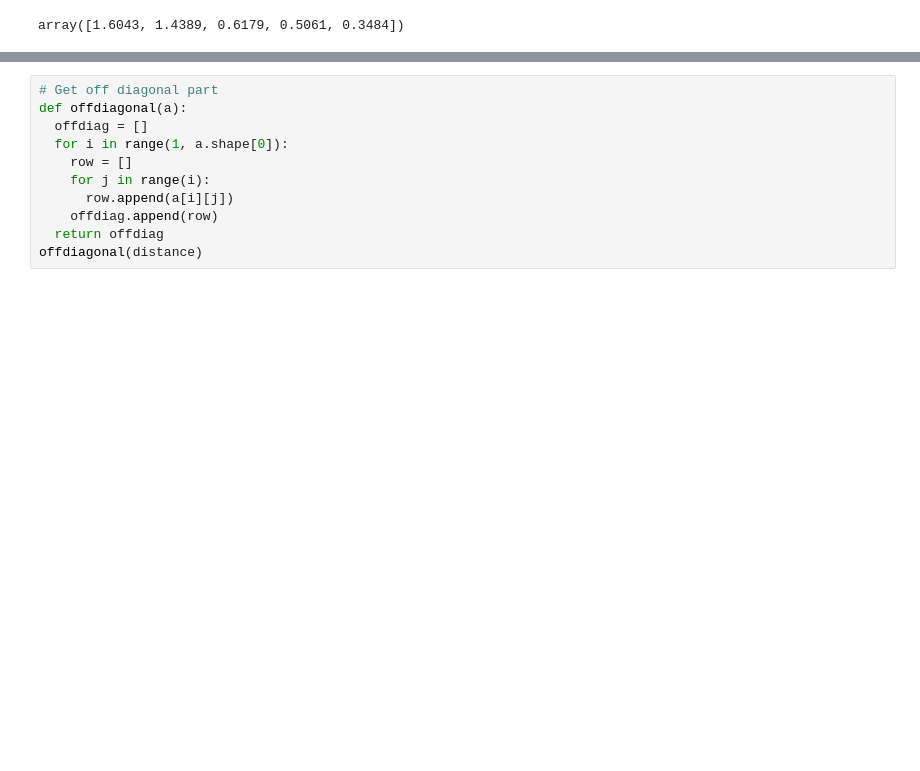
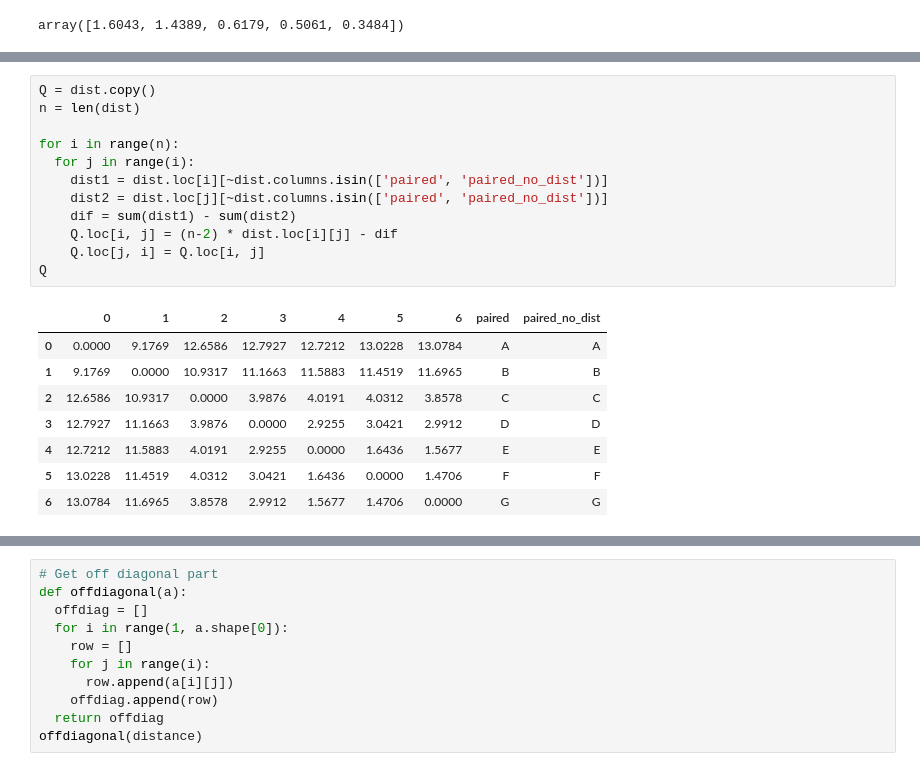
Before and after one commit to mequanent/Bioinformatics, a Jupyter notebook: hws_110761504.ipynb, the cells around one changed output, grey strips where cells are left out. Cells and saved outputs as stored; diff of their text form; blank space fills up the shorter version.

```diff
--- a/hws_110761504.ipynb
+++ b/hws_110761504.ipynb
@@ -1137,0 +1153,21 @@ Without distance:
+# %%
+Q = dist.copy()
+n = len(dist)
+
+for i in range(n):
+  for j in range(i):
+    dist1 = dist.loc[i][~dist.columns.isin(['paired', 'paired_no_dist'])]
+    dist2 = dist.loc[j][~dist.columns.isin(['paired', 'paired_no_dist'])]
+    dif = sum(dist1) - sum(dist2)
+    Q.loc[i, j] = (n-2) * dist.loc[i][j] - dif
+    Q.loc[j, i] = Q.loc[i, j]
+Q
+# %% [output]
+|  | 0 | 1 | 2 | 3 | 4 | 5 | 6 | paired | paired_no_dist |
+| 0 | 0.0000 | 9.1769 | 12.6586 | 12.7927 | 12.7212 | 13.0228 | 13.0784 | A | A |
+| 1 | 9.1769 | 0.0000 | 10.9317 | 11.1663 | 11.5883 | 11.4519 | 11.6965 | B | B |
+| 2 | 12.6586 | 10.9317 | 0.0000 | 3.9876 | 4.0191 | 4.0312 | 3.8578 | C | C |
+| 3 | 12.7927 | 11.1663 | 3.9876 | 0.0000 | 2.9255 | 3.0421 | 2.9912 | D | D |
+| 4 | 12.7212 | 11.5883 | 4.0191 | 2.9255 | 0.0000 | 1.6436 | 1.5677 | E | E |
+| 5 | 13.0228 | 11.4519 | 4.0312 | 3.0421 | 1.6436 | 0.0000 | 1.4706 | F | F |
+| 6 | 13.0784 | 11.6965 | 3.8578 | 2.9912 | 1.5677 | 1.4706 | 0.0000 | G | G |
```
Also changed, not shown: parts of 7 cells of this notebook.
